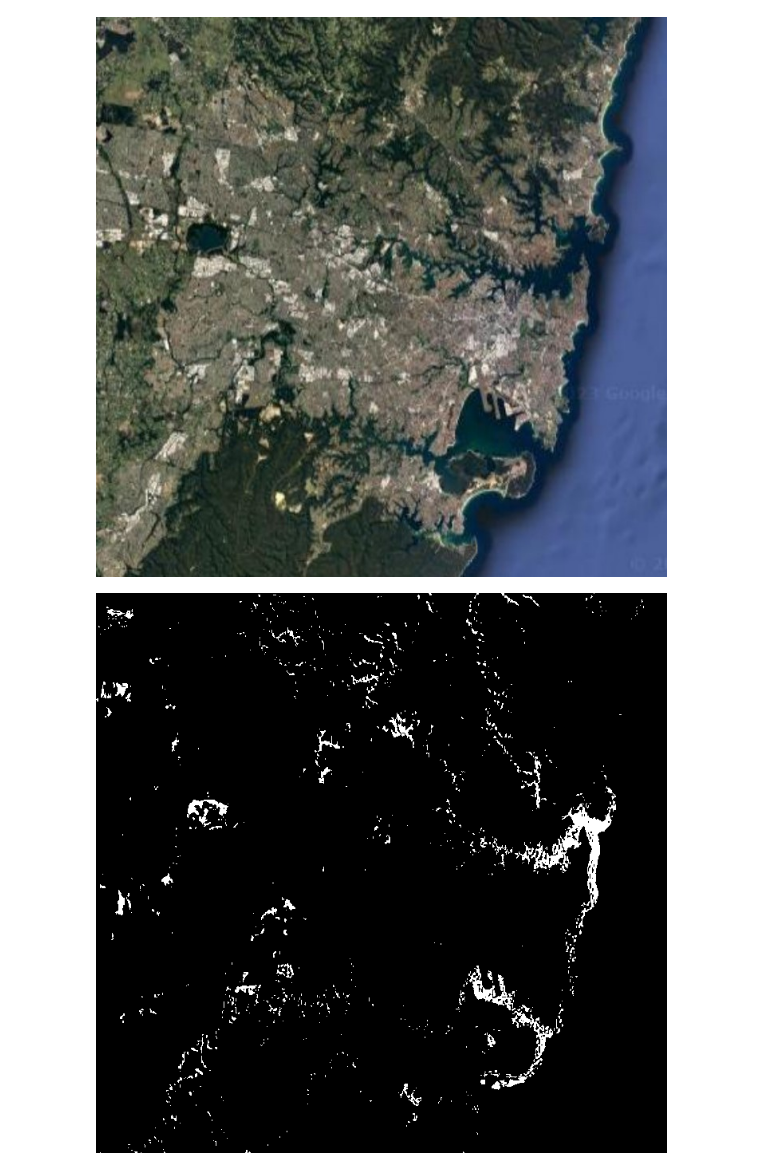
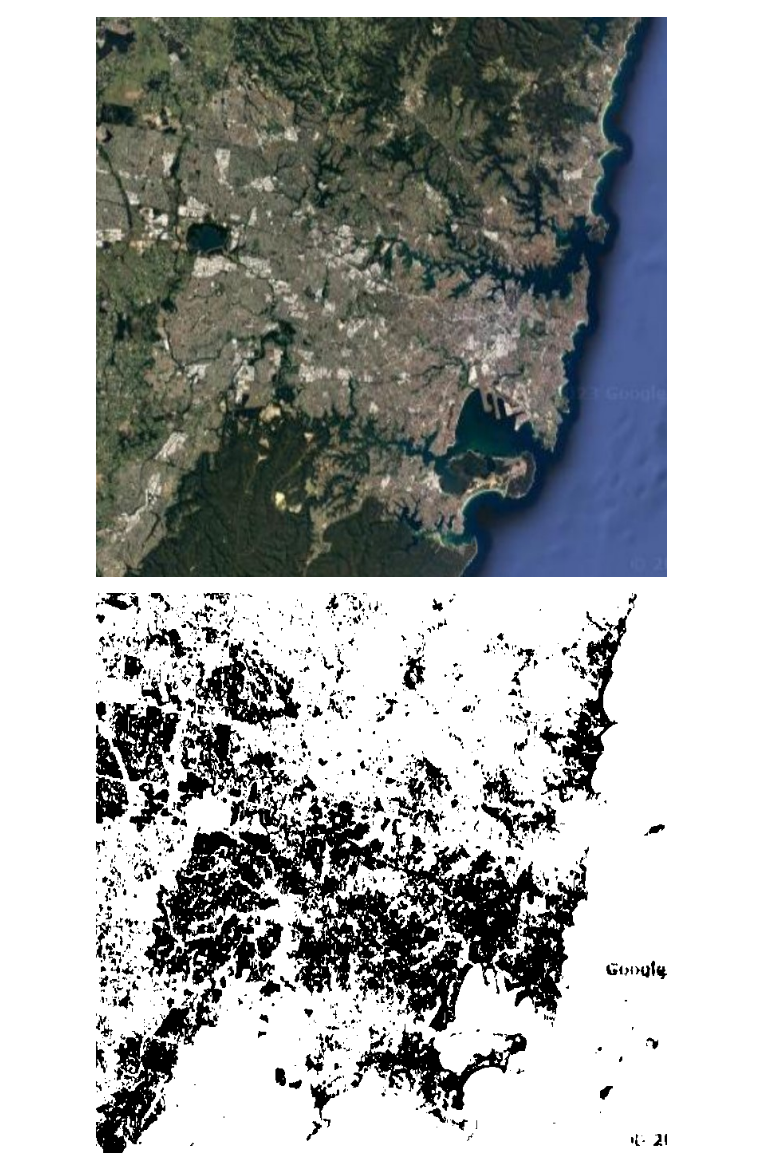
Before and after one commit to VeryBadAtPython/Img_Stuff, a Jupyter notebook: ImgStuff/IMGProcessing/waterStuff.ipynb, the cells around one changed output. Cells and saved outputs as stored; diff of their text form; code cells hidden in the pictures.

Commit message:
Messed about with sattelite images some more

```diff
--- a/ImgStuff/IMGProcessing/waterStuff.ipynb
+++ b/ImgStuff/IMGProcessing/waterStuff.ipynb
@@ -6,14 +6,15 @@ img2 = load("water.jpg")
 [figure]
 # %%
 function thresholdPixel(pixel)
-    if Gray(float(pixel)) < 0.1
-        return Gray{Bool}(1)
+    if Gray(float(pixel)) < 0.4
+        return 1
     else
-        return Gray{Bool}(0)
+        return 0
     end
 end
 
 
-thresholdPixel.(img2)
+onlyDark = thresholdPixel.(img2)
+Gray.(onlyDark)
 # %% [output]
-[figure, old version]
+[figure, new version]
```
Also changed, not shown: parts of 2 cells of this notebook.
